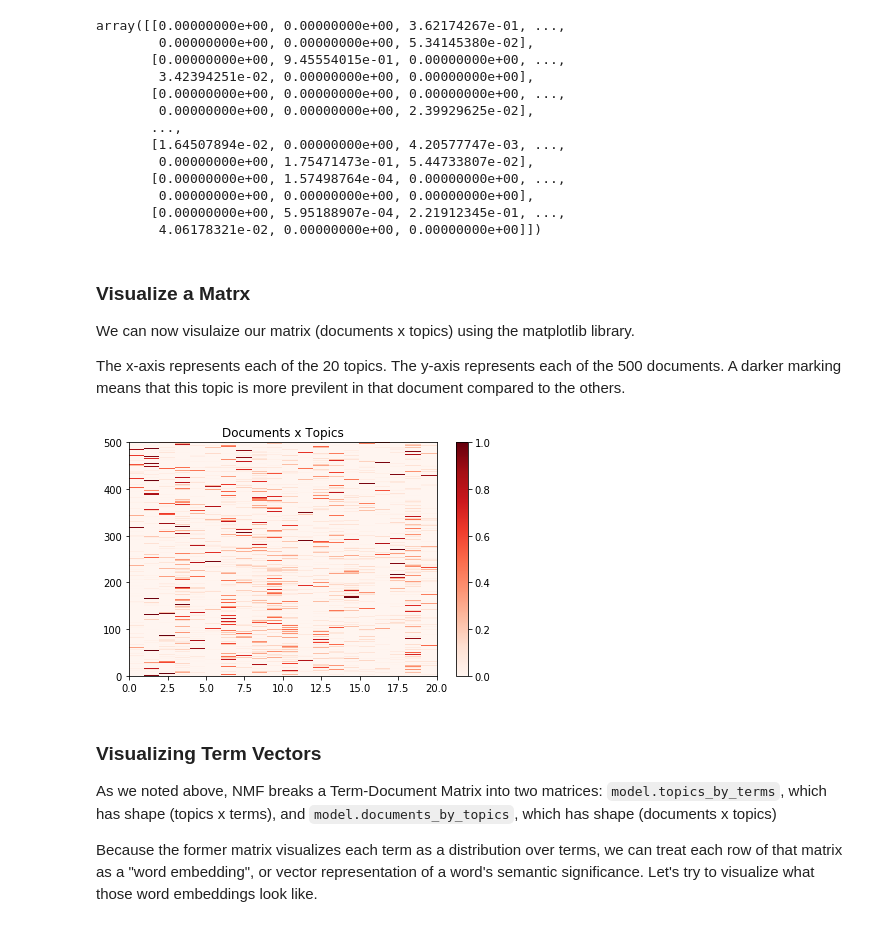
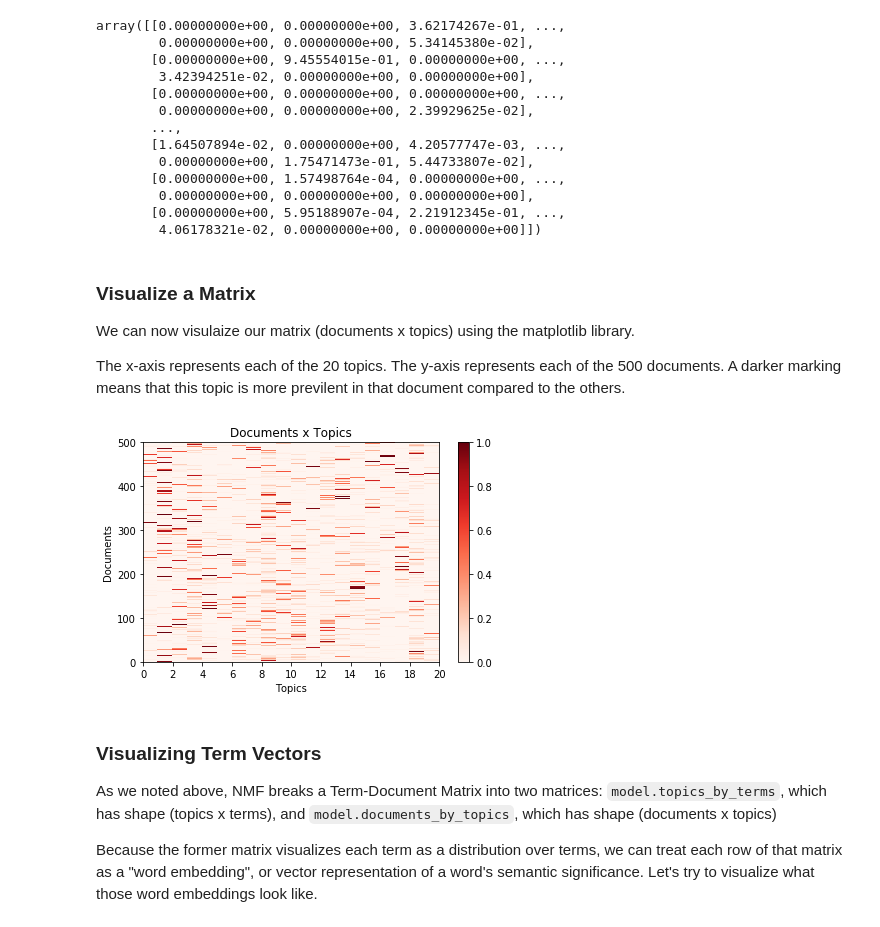
Before and after one commit to YaleDHLab/lab-workshops, a Jupyter notebook: topic-modeling-python/model-topics.ipynb, the cells around one changed output. Saved outputs shown, nothing was run; the diff lists cells and outputs as text; code cells hidden in the pictures.

Commit message:
Fixed typo; cleaned up matrix

```diff
--- a/topic-modeling-python/model-topics.ipynb
+++ b/topic-modeling-python/model-topics.ipynb
@@ -148,25 +148,29 @@ array([[0.00000000e+00, 0.00000000e+00, 3.62174267e-01, ...,
        [0.00000000e+00, 5.95188907e-04, 2.21912345e-01, ...,
         4.06178321e-02, 0.00000000e+00, 0.00000000e+00]])
 # %% [markdown]
-### Visualize a Matrx
+### Visualize a Matrix
 
 We can now visulaize our matrix (documents x topics) using the matplotlib library.
 
 The x-axis represents each of the 20 topics. The y-axis represents each of the 500 documents. A darker marking means that this topic is more previlent in that document compared to the others.
 # %%
 import matplotlib.pyplot as plt
+import matplotlib.ticker as ticker
 %matplotlib inline
 
 fig, ax = plt.subplots()
 
 c = ax.pcolor(model.documents_by_topics, cmap='Reds')
 fig.colorbar(c, ax=ax)
 ax.set_title('Documents x Topics')
+ax.set_xlabel('Topics')
+ax.set_ylabel('Documents')
+ax.xaxis.set_major_locator(ticker.MaxNLocator(integer=True))
 
 fig.tight_layout()
 plt.show()
 # %% [output]
-[figure, old version]
+[figure, new version]
 # %% [markdown]
 ### Visualizing Term Vectors
 
```
